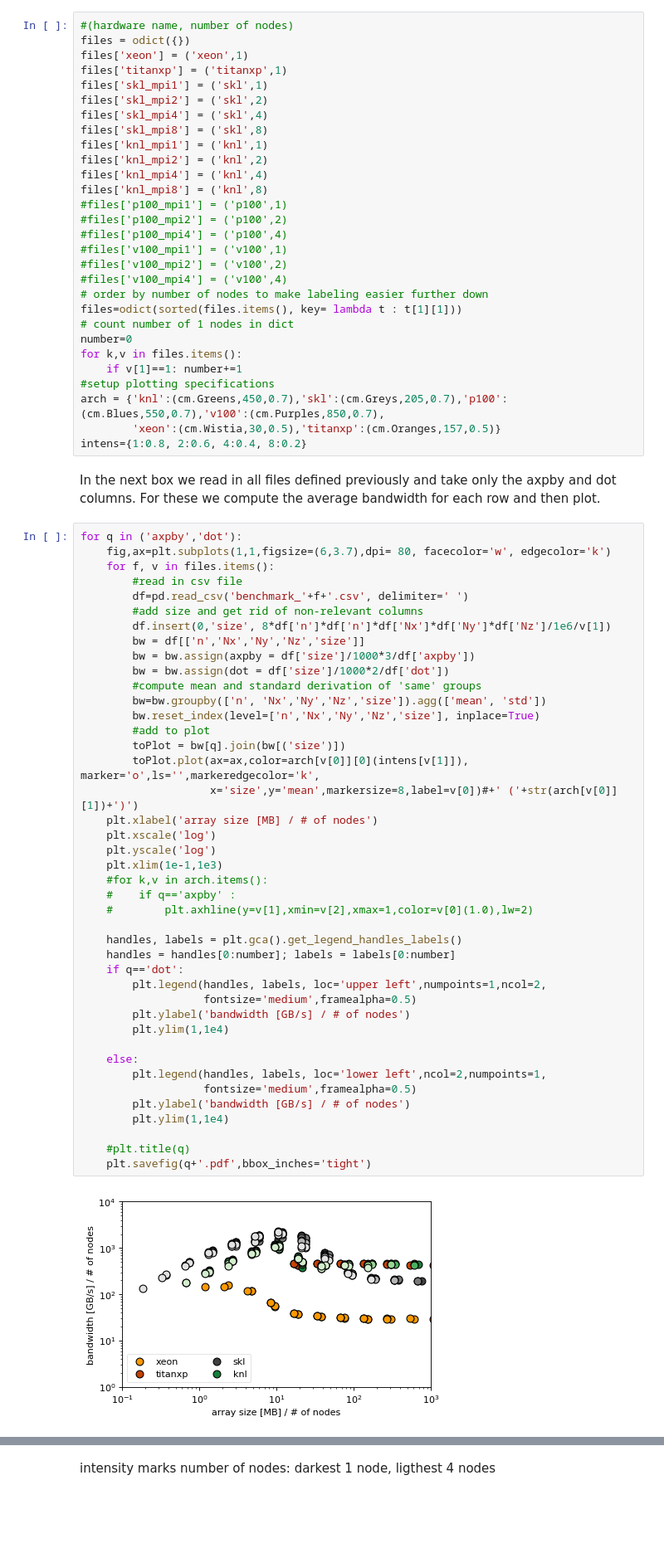
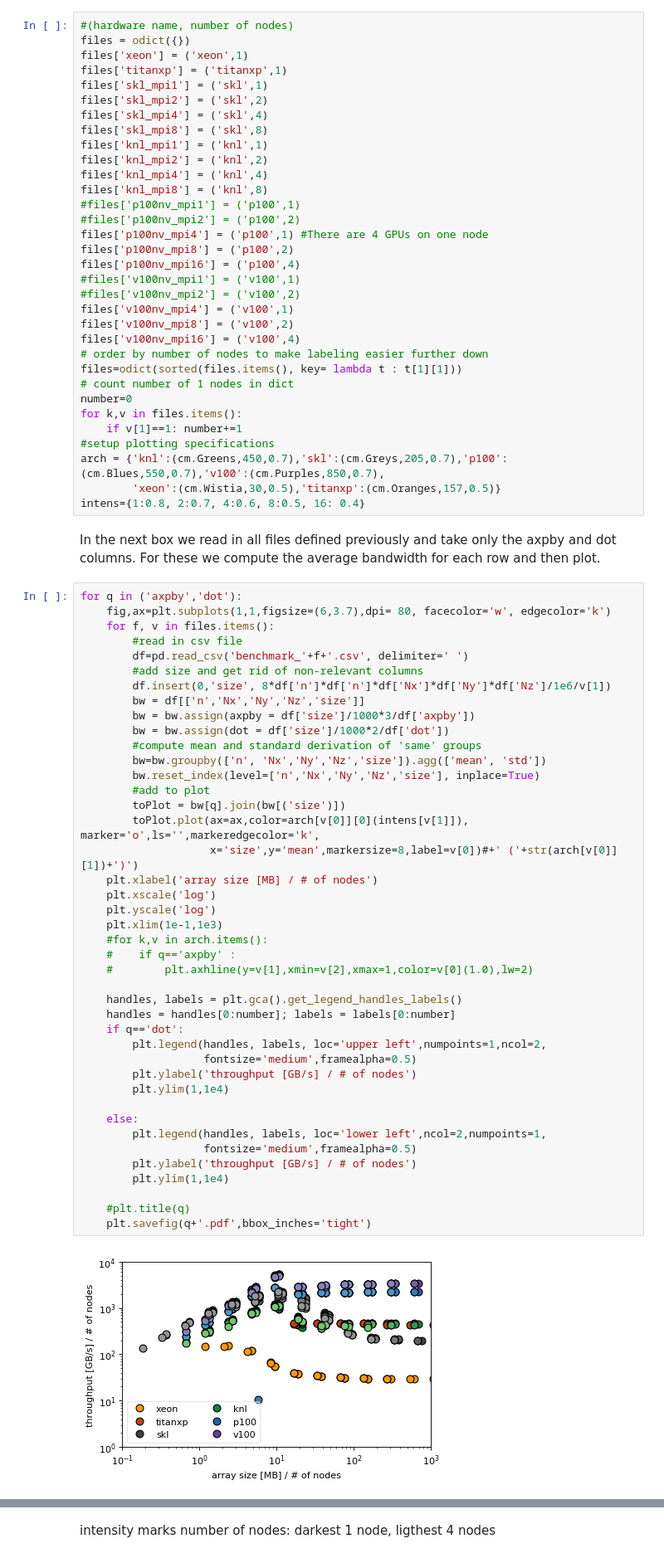
Before and after one commit to mwiesenberger/performance, a Jupyter notebook: data3d/2-Axpby-Dot-Plot.ipynb, the cells around one changed output, grey strips where cells are left out. Shown at 83% size. Cells and saved outputs as stored; diff of their text form; blank space fills up the shorter version.

```diff
--- a/data3d/2-Axpby-Dot-Plot.ipynb
+++ b/data3d/2-Axpby-Dot-Plot.ipynb
@@ -21,12 +21,16 @@ files['knl_mpi1'] = ('knl',1)
 files['knl_mpi2'] = ('knl',2)
 files['knl_mpi4'] = ('knl',4)
 files['knl_mpi8'] = ('knl',8)
-#files['p100_mpi1'] = ('p100',1)
-#files['p100_mpi2'] = ('p100',2)
-#files['p100_mpi4'] = ('p100',4)
-#files['v100_mpi1'] = ('v100',1)
-#files['v100_mpi2'] = ('v100',2)
-#files['v100_mpi4'] = ('v100',4)
+#files['p100nv_mpi1'] = ('p100',1)
+#files['p100nv_mpi2'] = ('p100',2)
+files['p100nv_mpi4'] = ('p100',1) #There are 4 GPUs on one node
+files['p100nv_mpi8'] = ('p100',2)
+files['p100nv_mpi16'] = ('p100',4)
+#files['v100nv_mpi1'] = ('v100',1)
+#files['v100nv_mpi2'] = ('v100',2)
+files['v100nv_mpi4'] = ('v100',1)
+files['v100nv_mpi8'] = ('v100',2)
+files['v100nv_mpi16'] = ('v100',4)
 # order by number of nodes to make labeling easier further down
 files=odict(sorted(files.items(), key= lambda t : t[1][1]))
 # count number of 1 nodes in dict
@@ -36,7 +40,7 @@ for k,v in files.items():
 #setup plotting specifications
 arch = {'knl':(cm.Greens,450,0.7),'skl':(cm.Greys,205,0.7),'p100':(cm.Blues,550,0.7),'v100':(cm.Purples,850,0.7),
         'xeon':(cm.Wistia,30,0.5),'titanxp':(cm.Oranges,157,0.5)}
-intens={1:0.8, 2:0.6, 4:0.4, 8:0.2}
+intens={1:0.8, 2:0.7, 4:0.6, 8:0.5, 16: 0.4}
 # %% [markdown]
 In the next box we read in all files defined previously and take only the axpby and dot columns. For these we compute the average bandwidth for each row and then plot.
 # %%
@@ -53,33 +57,33 @@ for q in ('axpby','dot'):
         #compute mean and standard derivation of 'same' groups
         bw=bw.groupby(['n', 'Nx','Ny','Nz','size']).agg(['mean', 'std'])
         bw.reset_index(level=['n','Nx','Ny','Nz','size'], inplace=True)
         #add to plot
         toPlot = bw[q].join(bw[('size')])
         toPlot.plot(ax=ax,color=arch[v[0]][0](intens[v[1]]), marker='o',ls='',markeredgecolor='k',
                     x='size',y='mean',markersize=8,label=v[0])#+' ('+str(arch[v[0]][1])+')')
     plt.xlabel('array size [MB] / # of nodes')
     plt.xscale('log')
     plt.yscale('log')
     plt.xlim(1e-1,1e3)
     #for k,v in arch.items():
     #    if q=='axpby' :
     #        plt.axhline(y=v[1],xmin=v[2],xmax=1,color=v[0](1.0),lw=2)
 
     handles, labels = plt.gca().get_legend_handles_labels()
     handles = handles[0:number]; labels = labels[0:number]
     if q=='dot':
         plt.legend(handles, labels, loc='upper left',numpoints=1,ncol=2,
                    fontsize='medium',framealpha=0.5)
-        plt.ylabel('bandwidth [GB/s] / # of nodes')
+        plt.ylabel('throughput [GB/s] / # of nodes')
         plt.ylim(1,1e4)
 
     else:
         plt.legend(handles, labels, loc='lower left',ncol=2,numpoints=1,
                    fontsize='medium',framealpha=0.5)
-        plt.ylabel('bandwidth [GB/s] / # of nodes')
+        plt.ylabel('throughput [GB/s] / # of nodes')
         plt.ylim(1,1e4)
 
     #plt.title(q)
     plt.savefig(q+'.pdf',bbox_inches='tight')
 # %% [output]
-[figure, old version]
+[figure, new version]
```
Also changed, not shown: parts of 1 cell of this notebook, 12 other files.
